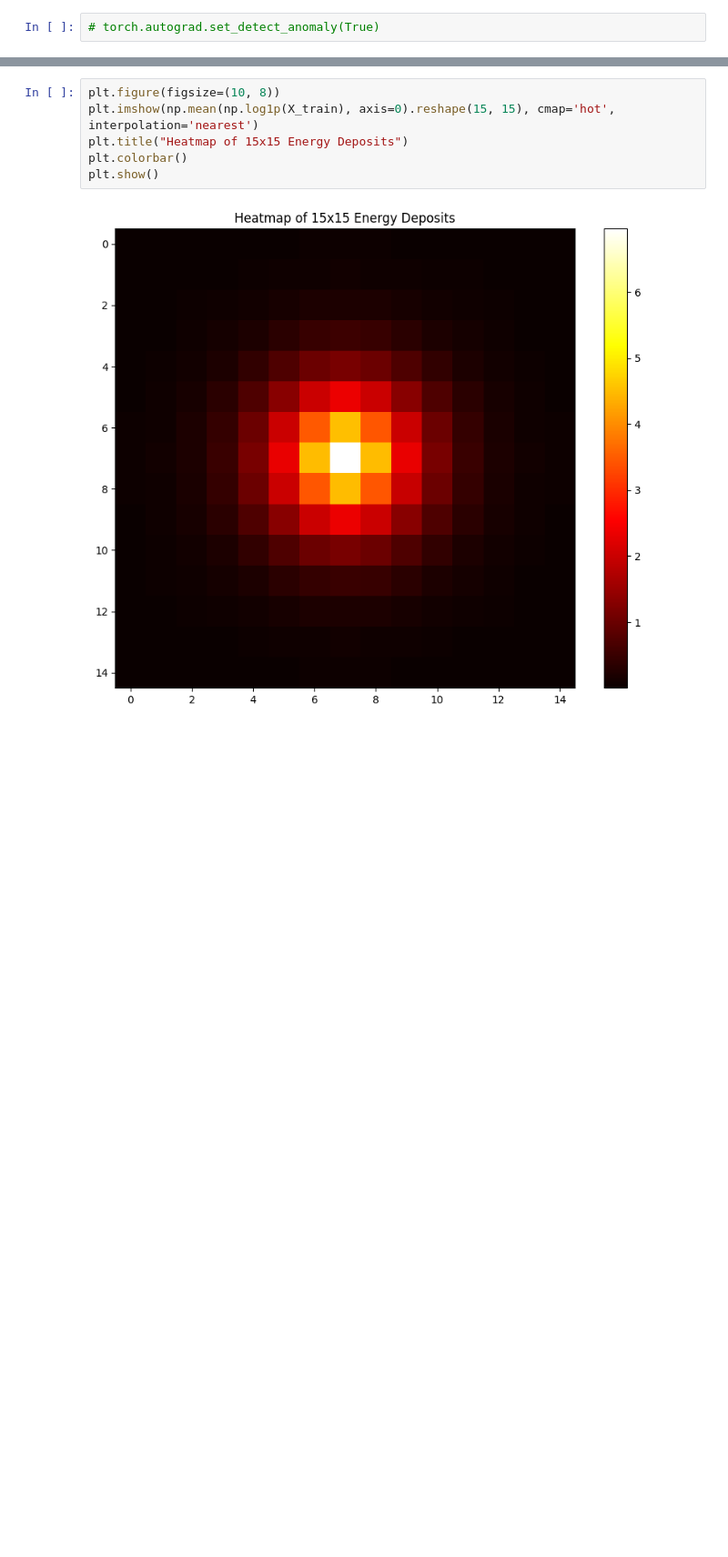
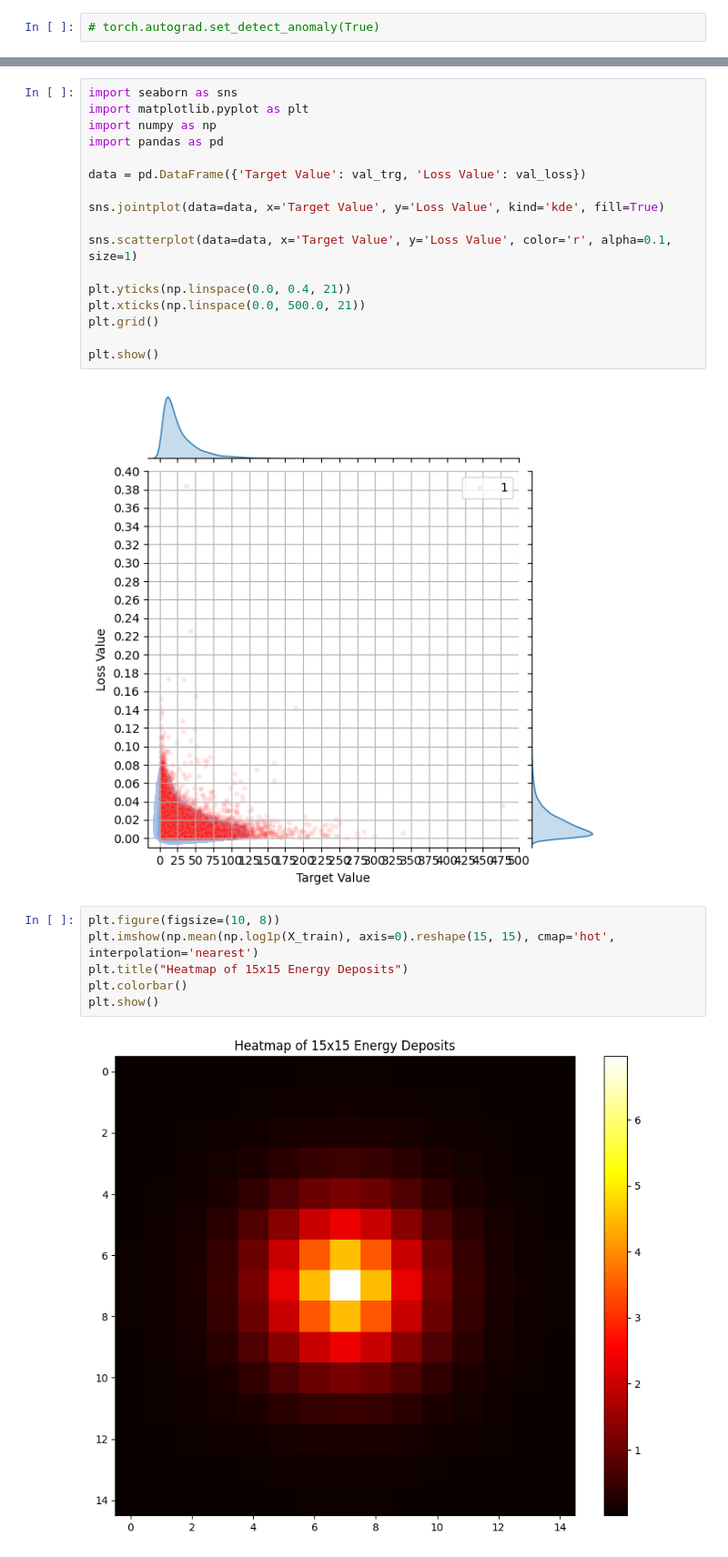
Before and after one commit to dxtvzw/ecal-optimization, a Jupyter notebook: src/experiments.ipynb, the cells around one changed output, grey strips where cells are left out. Shown at 91% size. Cells and saved outputs as stored; diff of their text form; blank space fills up the shorter version.

```diff
--- a/src/experiments.ipynb
+++ b/src/experiments.ipynb
@@ -229,3 +245,22 @@ Epoch: 40/40 || Batch: 761/801 || Train loss: tensor([0.0164], device='cuda:0')
+# %%
+import seaborn as sns
+import matplotlib.pyplot as plt
+import numpy as np
+import pandas as pd
+
+data = pd.DataFrame({'Target Value': val_trg, 'Loss Value': val_loss})
+
+sns.jointplot(data=data, x='Target Value', y='Loss Value', kind='kde', fill=True)
+
+sns.scatterplot(data=data, x='Target Value', y='Loss Value', color='r', alpha=0.1, size=1)
+
+plt.yticks(np.linspace(0.0, 0.4, 21))
+plt.xticks(np.linspace(0.0, 500.0, 21))
+plt.grid()
+
+plt.show()
+# %% [output]
+[figure, added]
 # %%
 plt.figure(figsize=(10, 8))
 plt.imshow(np.mean(np.log1p(X_train), axis=0).reshape(15, 15), cmap='hot', interpolation='nearest')
```
Also changed, not shown: parts of 11 cells of this notebook, 3 other files.
